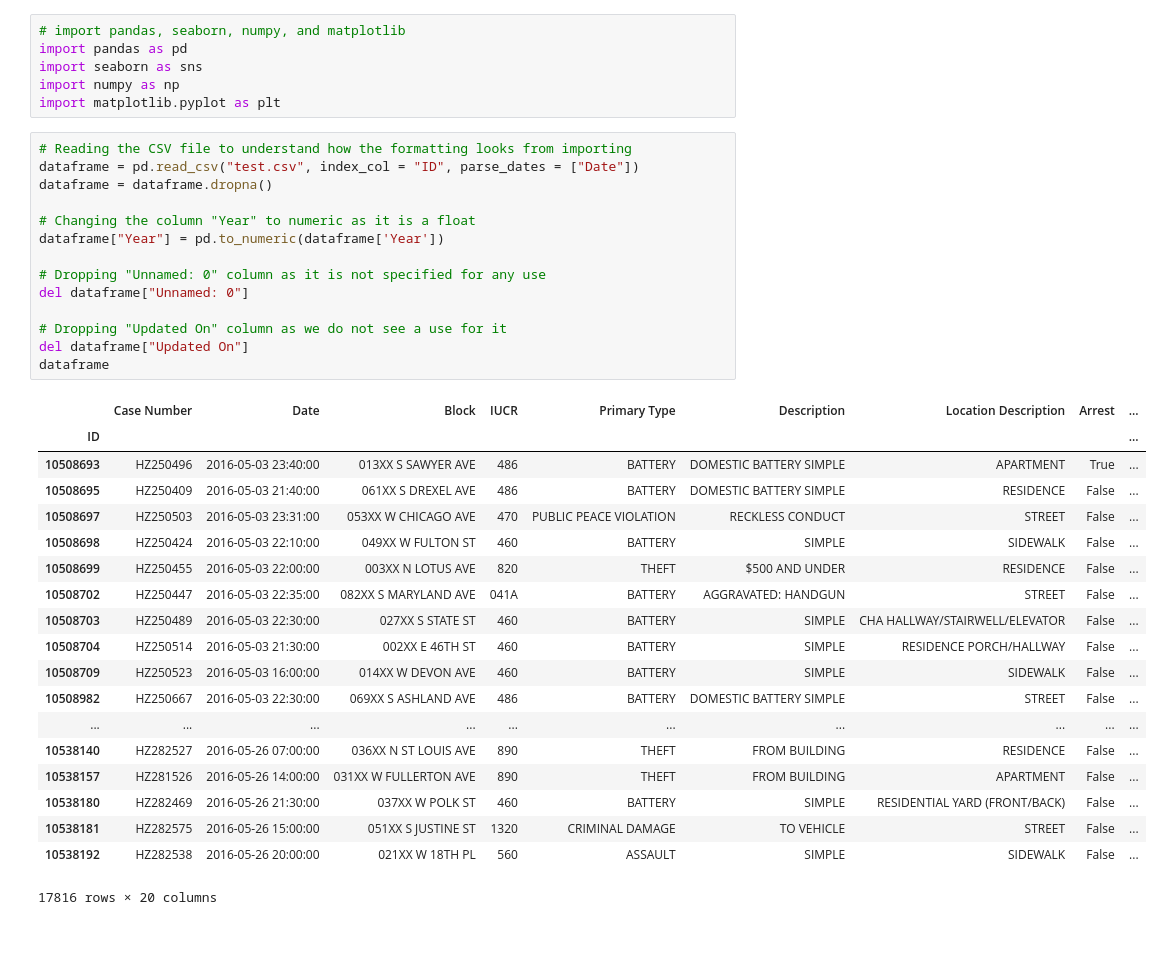
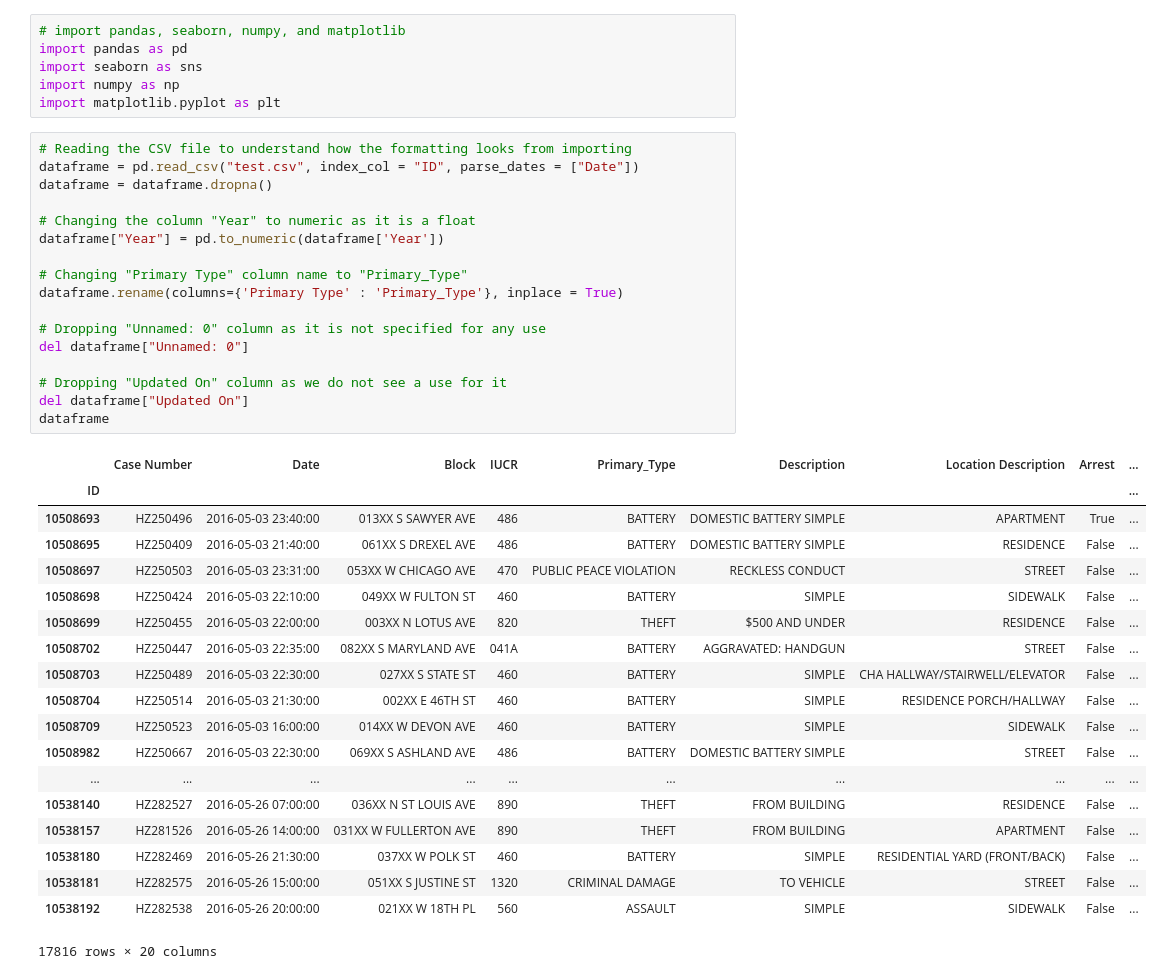
Before and after one commit to fairfield-university-ba505-fall2018/final-project-team-chicago, a Jupyter notebook: Final_Notebook.ipynb, the cells around one changed output. Cells and saved outputs as stored; diff of their text form; blank space fills up the shorter version.

```diff
--- a/Final_Notebook.ipynb
+++ b/Final_Notebook.ipynb
@@ -13,19 +13,22 @@ import matplotlib.pyplot as plt
 # %%
 # Reading the CSV file to understand how the formatting looks from importing
 dataframe = pd.read_csv("test.csv", index_col = "ID", parse_dates = ["Date"])
 dataframe = dataframe.dropna()
 
 # Changing the column "Year" to numeric as it is a float
 dataframe["Year"] = pd.to_numeric(dataframe['Year'])
 
+# Changing "Primary Type" column name to "Primary_Type"
+dataframe.rename(columns={'Primary Type' : 'Primary_Type'}, inplace = True)
+
 # Dropping "Unnamed: 0" column as it is not specified for any use
 del dataframe["Unnamed: 0"]
 
 # Dropping "Updated On" column as we do not see a use for it
 del dataframe["Updated On"]
 dataframe
 # %% [output]
-|  | Case Number | Date | Block | IUCR | Primary Type | Description | Location Description | Arrest | ... |
+|  | Case Number | Date | Block | IUCR | Primary_Type | Description | Location Description | Arrest | ... |
 | ID |  |  |  |  |  |  |  |  | ... |
 | 10508693 | HZ250496 | 2016-05-03 23:40:00 | 013XX S SAWYER AVE | 486 | BATTERY | DOMESTIC BATTERY SIMPLE | APARTMENT | True | ... |
 | 10508695 | HZ250409 | 2016-05-03 21:40:00 | 061XX S DREXEL AVE | 486 | BATTERY | DOMESTIC BATTERY SIMPLE | RESIDENCE | False | ... |
```
Also changed, not shown: parts of 1 cell of this notebook.
